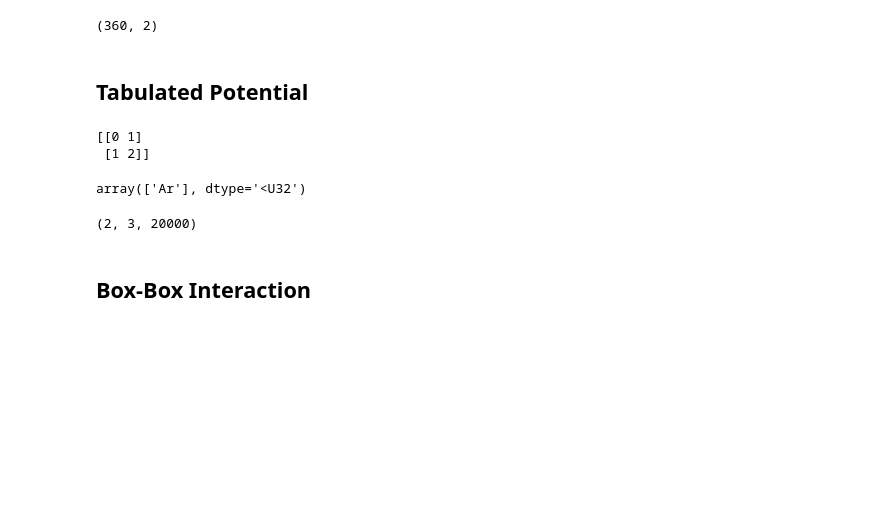
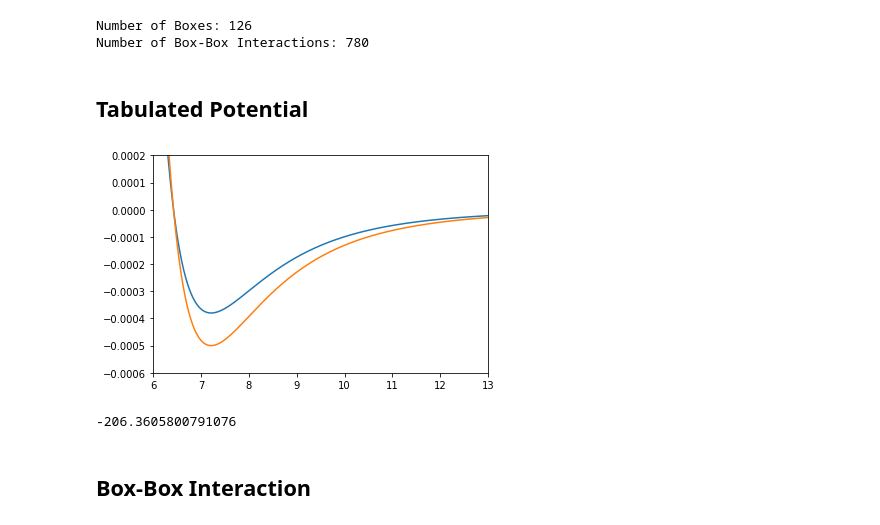
Before and after one commit to jcandane/CellList, a Jupyter notebook: celllistboxbox.ipynb, the cells around one changed output. Drawn from its saved outputs; the diff is of its cells as text; code cells hidden in the pictures; blank space fills up the shorter version.

```diff
--- a/celllistboxbox.ipynb
+++ b/celllistboxbox.ipynb
@@ -36,58 +22,75 @@ IJ, indexes, sorted = Cell_List(R_ix, 14)
-# %%
-IJ.shape
-# %% [output]
-(360, 2)
+# %%
+Z, R_ix = xyz_reader("Ar_1000.xyz") ## R_ix [Å]
+
+IJ, indexes, sorted = Cell_List(R_ix, 12) ## box-size in [Å]
+
+print("Number of Boxes: " + str(sorted.shape[0]))
+print("Number of Box-Box Interactions: " + str(IJ.shape[0]) )
+# %% [output]
+Number of Boxes: 126
+Number of Box-Box Interactions: 780
 # %% [markdown]
 ## Tabulated Potential
 # %%
 #### !!! We have to deal with 3 spatial units: Å (Ångström), a0 (Bohr), & u (tabulated units) !!!
 ## https://simonensemble.github.io/PorousMaterials.jl/dev/force_field/
 
 ## http://www.sklogwiki.org/SklogWiki/index.php/Argon
-σ = 6.42507 ## in bohr xor 0.34 nm [Rahman 1964]
+σ = 6.42507 ## å, in bohr xor 0.34 nm [Rahman 1964]
 #ε = 3.80e-4  ## 120 K  [Rahman 1964]
 ε = np.array([3.80e-4, 5.00e-4, 3.00e-4]) ## np.linspace(1e-6, 1e-4, 100)
 
-u      = 0.001 # Å
-xi     = np.arange(0., 2.0, u)
-x      = np.arange(2.0, 20, u) ### these are in Å, units, R_ix / u
-LJE_Ar =  4*np.einsum("a, x -> ax", ε, ((σ/x)**12 - (σ/x)**6))
-LJf_Ar = 24*np.einsum("a, x -> ax", ε, (σ**6)*(2*σ**6/(x**13) - 1/(x**7)))
+Z_consdier = np.array(["Ar", "Ar*"]) ## ordered by unary index, e.g. 0->"Ar", 1->"Ar*"
+u      = 0.01 ## å
+R_in   = 2.0
+R_out  = 92.0
 
-LJE_Ari = np.zeros( (LJE_Ar.shape[0], xi.shape[0]) )
-LJf_Ari = np.zeros( (LJf_Ar.shape[0], xi.shape[0]) )
+### get pair-types
+router = get_router(len(Z_consdier))
 
+### domain in tabulated units
+xi     = np.arange( 0.0,  R_in, u)
+x      = np.arange(R_in, R_out, u) ### these are in Å, units, R_ix / u
+xx     = np.concatenate((xi, x))
+
+### calculate potential in tabulated units
+LJE_Ar  =  4*np.einsum("a, x -> ax", ε, ((σ/x)**12 - (σ/x)**6))
+LJf_Ar  = 24*np.einsum("a, x -> ax", ε, (σ**6)*(2*σ**6/(x**13) - 1/(x**7)))
+LJE_Ari = np.zeros( (LJE_Ar.shape[0], xi.shape[0]) ) ## 0-part close to atomic-core
+LJf_Ari = np.zeros( (LJf_Ar.shape[0], xi.shape[0]) ) ## 0-part close to atomic-core
+
+### package+up
 LJE_Ar = np.concatenate((LJE_Ari, LJE_Ar), axis=1)
 LJf_Ar = np.concatenate((LJf_Ari, LJf_Ar), axis=1)
 E_nAR = np.asarray([LJE_Ar, LJf_Ar])
 
 
 
-router = get_router(2)
-print( router )
+
+
 
 def LJ_tabulated(A, u=0.001):
 
     np.unique(A)
     pairtype = None
 
     return E_nAR, u, pairtype
 
 np.unique(Z)
+
+
+import matplotlib.pyplot as plt
+
+plt.plot(xx,E_nAR[0,0])
+plt.plot(xx,E_nAR[0,1])
+plt.xlim([6,13])
+plt.ylim([-0.0006,0.0002])
+plt.show()
+
+print(E_nAR[0,1,1500]*(4100)**2)
 # %% [output]
+[figure, added]
-[[0 1]
- [1 2]]
+-206.3605800791076
-array(['Ar'], dtype='<U32')
-# %%
-LJE_Ar =  4*np.einsum("a, x -> ax", ε, ((σ/x)**12 - (σ/x)**6))
-LJE_Ari = np.zeros( (LJE_Ar.shape[0], xi.shape[0]) )
-
-np.concatenate((LJE_Ari, LJE_Ar), axis=1)[:,2500]
-
-#LJE_Ari.shape
-E_nAR.shape
-# %% [output]
-(2, 3, 20000)
 # %% [markdown]
 ## Box-Box Interaction
 # %%
```
Also changed, not shown: parts of 7 cells of this notebook.
